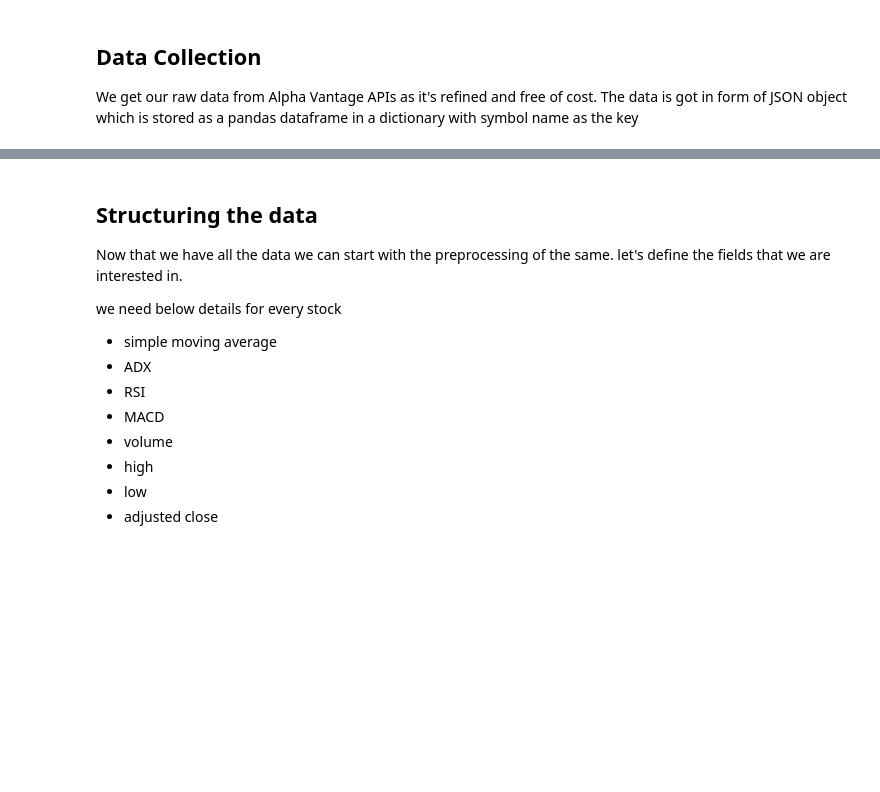
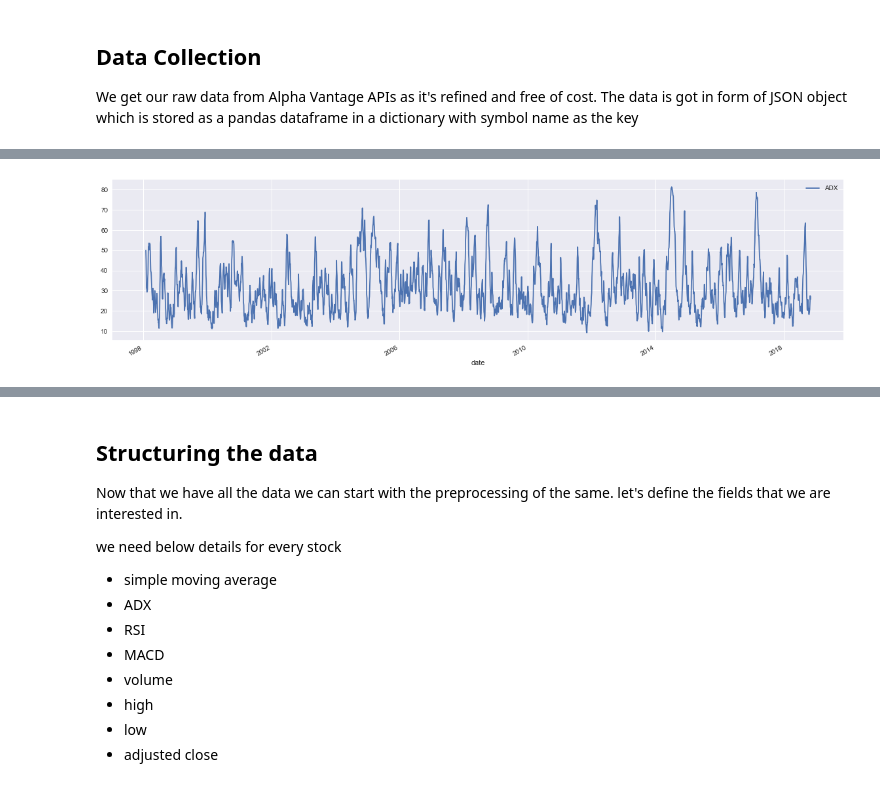
Before and after one commit to Neeraj-Natu/machine-learning_in_finance, a Jupyter notebook: Utils/Data-Prep.ipynb, the cells around one changed output, grey strips where cells are left out. Drawn from its saved outputs; the diff is of its cells as text; code cells hidden in the pictures; blank space fills up the shorter version.

```diff
--- a/Utils/Data-Prep.ipynb
+++ b/Utils/Data-Prep.ipynb
@@ -111,6 +141,18 @@ ADX     5225 non-null object
 dtypes: object(2)
 memory usage: 81.7+ KB
 None
+# %%
+#Let's visualize this data and see what it looks like
+
+AAPL_ADX_plotdata = AAPL_ADX_data;
+AAPL_ADX_plotdata['date']=pd.to_datetime(AAPL_ADX_plotdata['date']);
+AAPL_ADX_plotdata['ADX'] = pd.to_numeric(AAPL_ADX_plotdata['ADX']);
+AAPL_ADX_plotdata['date'] = AAPL_ADX_plotdata['date'].astype(dt.datetime);
+AAPL_ADX_plotdata = AAPL_ADX_plotdata.set_index('date');
+# %%
+AAPL_ADX_plotdata.plot(subplots=True, figsize=(20, 5));
+# %% [output]
+[figure, added]
 # %%
 #RSI Data
 
```
Also changed, not shown: parts of 17 cells of this notebook, 11 other files.
